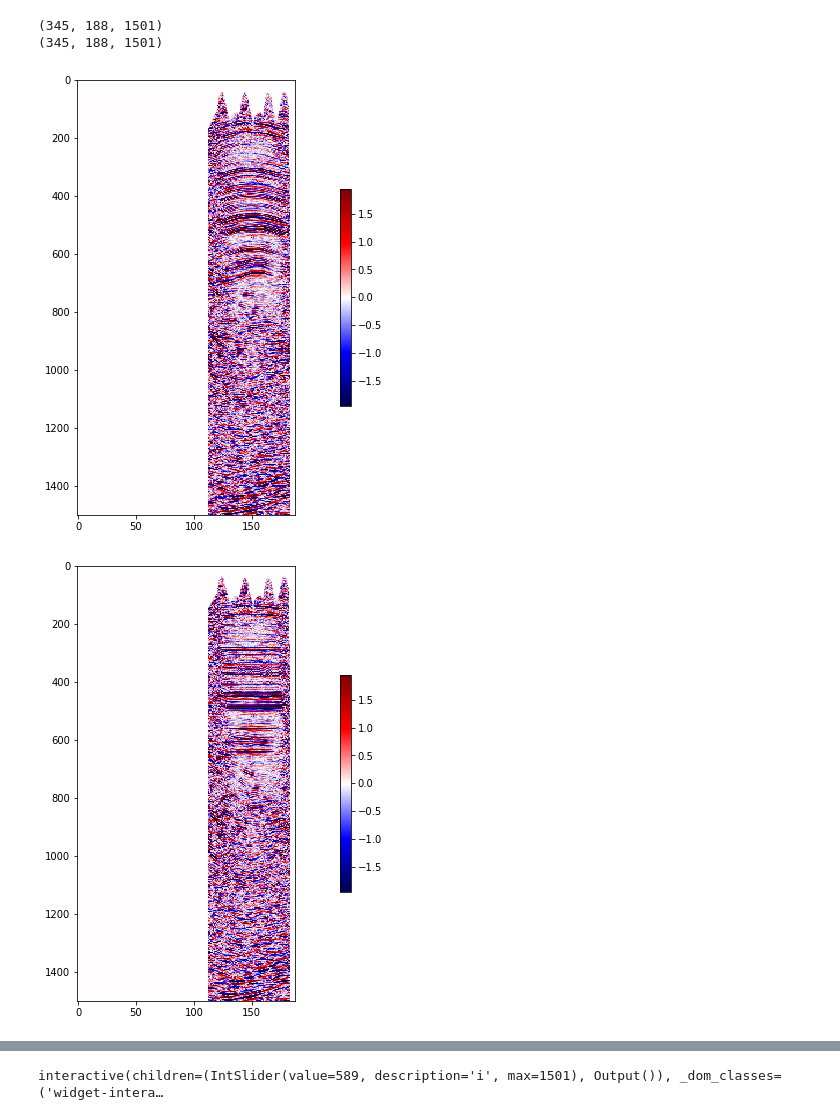
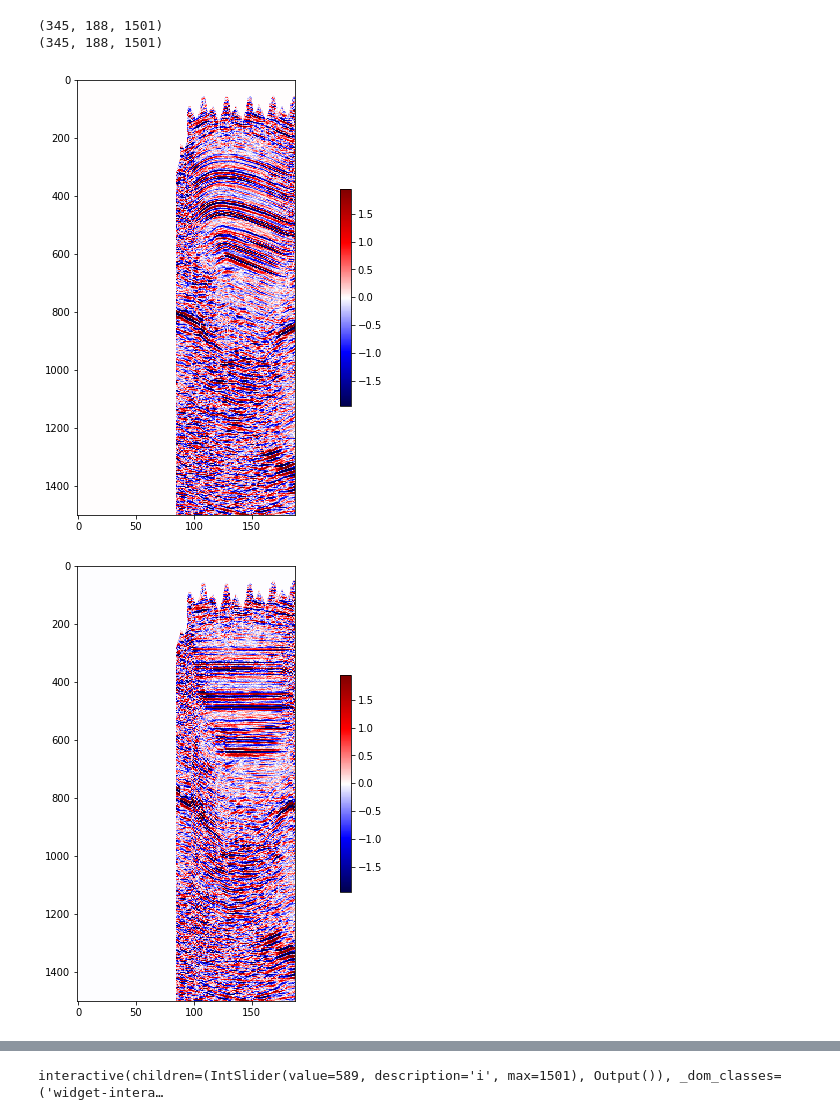
Before and after one commit to DerekParks/SEGWorkingWorkship2018, a Jupyter notebook: VolumeFalattening.ipynb, the cells around one changed output, grey strips where cells are left out. Saved outputs shown, nothing was run; the diff lists cells and outputs as text; code cells hidden in the pictures.

```diff
--- a/VolumeFalattening.ipynb
+++ b/VolumeFalattening.ipynb
@@ -109,6 +113,9 @@ def read_segy(filename):
 data = read_segy(segy_path)
 # %%
 def strat_slice(data, horizon_times, window_size):
+    """
+    Take a +/- window_size'd slice from the the input dataset
+    """
     s_len = 2 * window_size + 1
     x_len , y_len = horizon_times.shape
     result = np.zeros((x_len, y_len, s_len))
@@ -143,6 +150,7 @@ for horizon_name, horizon_times in horizons:
 print(strat_data.shape)
 strat_data = strat_data[:,:,samples_around_horizon]
 
+#view the last strat slice
 vm = np.percentile(strat_data, 99)
 
 plt.figure(figsize=(16,25))
@@ -216,5 +233,8 @@ plt.show()
 # %%
 def apply_shifts(data, shifts):
+    """
+    Return  data[:,:, iz + shifts[:,:,iz]] using cubic interpolation
+    """
     from scipy.interpolate import interp1d
     result = np.empty_like(data)
     #result[:, :, :] = data[shifts[:, :, :]]
@@ -223,9 +243,16 @@ def apply_shifts(data, shifts):
     for ix,iy in np.ndindex(data.shape[:2]):
         interp_func = interp1d(z_indexes, data[ix, iy], kind='cubic')
 
-        result[ix, iy] = interp_func(shifts[ix, iy])
+        #fractional samples to interpolate input dataset at
+        flattened_z_indexes = shifts[ix, iy] + z_indexes
+
+        #don't interp off the ends of the dataset
+        flattened_z_indexes = np.clip(flattened_z_indexes, 0, s_len-1)
+
+        result[ix, iy] = interp_func(flattened_z_indexes)
     return result
 
+#make sure the input dataset is the same size at the flattened
 print(data.shape)
 print(shifts.shape)
 flattened = apply_shifts(data, shifts)
@@ -233,17 +260,20 @@ flattened = apply_shifts(data, shifts)
 (345, 188, 1501)
 (345, 188, 1501)
 # %%
+#look at some data to see if we messed up
 vm = np.percentile(data, 99)
 
+inline_i = 100
+
 plt.figure(figsize=(16,8))
-plt.imshow(data[50].T, cmap="seismic", vmin=-vm, vmax=vm, aspect=0.25)
+plt.imshow(data[inline_i].T, cmap="seismic", vmin=-vm, vmax=vm, aspect=0.25)
 plt.colorbar(shrink=0.5)
 plt.show()
 
 plt.figure(figsize=(16,8))
-plt.imshow(flattened[50].T, cmap="seismic", vmin=-vm, vmax=vm, aspect=0.25)
+plt.imshow(flattened[inline_i].T, cmap="seismic", vmin=-vm, vmax=vm, aspect=0.25)
 plt.colorbar(shrink=0.5)
 plt.show()
 # %% [output]
-[figure, old version]
+[figure, new version]
-[figure, old version]
+[figure, new version]
```
Also changed, not shown: parts of 5 cells of this notebook, 2 other files.
